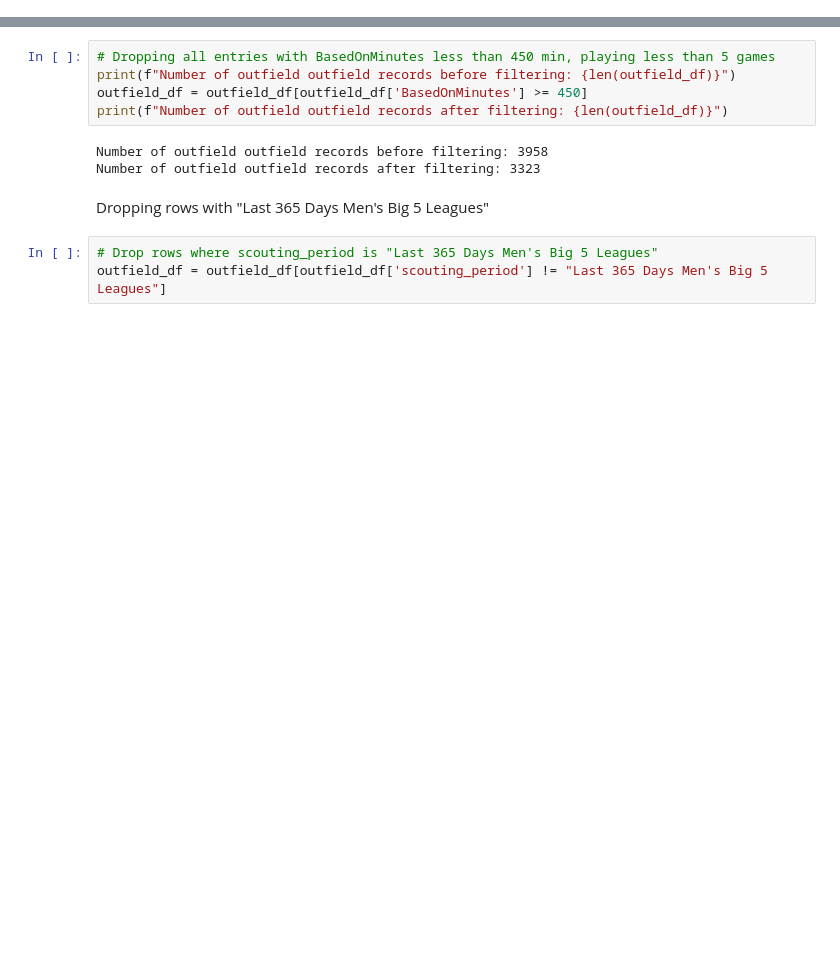
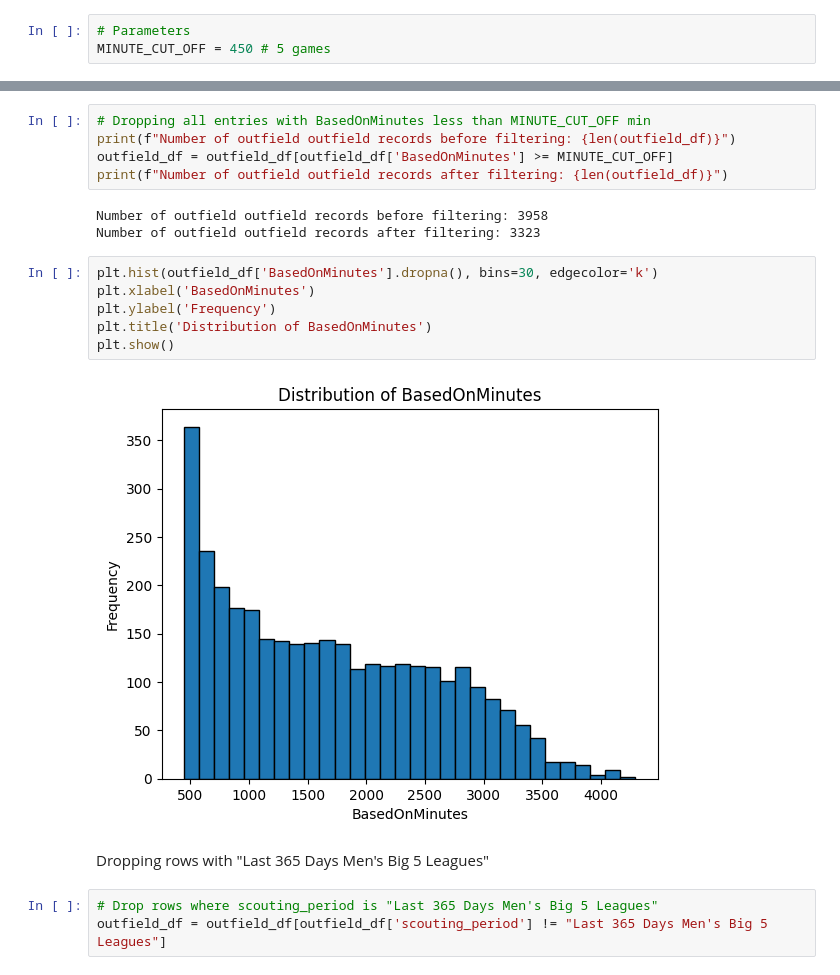
Before and after one commit to ruicongg/deadline-day, a Jupyter notebook: preprocessing.ipynb, the cells around one changed output, grey strips where cells are left out. Drawn from its saved outputs; the diff is of its cells as text; blank space fills up the shorter version.

Commit message:
updated graphs for preprocessing and feature engineering

```diff
--- a/preprocessing.ipynb
+++ b/preprocessing.ipynb
@@ -36,6 +36,9 @@ print(outfield_df.shape[0])
 3958
 # %% [markdown]
 # Preprocessing
+# %%
+# Parameters
+MINUTE_CUT_OFF = 450 # 5 games
 # %% [markdown]
 Remove duplicates
 # %%
@@ -56,13 +59,21 @@ plt.show()
 # %% [output]
 [figure]
 # %%
-# Dropping all entries with BasedOnMinutes less than 450 min, playing less than 5 games
+# Dropping all entries with BasedOnMinutes less than MINUTE_CUT_OFF min
 print(f"Number of outfield outfield records before filtering: {len(outfield_df)}")
-outfield_df = outfield_df[outfield_df['BasedOnMinutes'] >= 450]
+outfield_df = outfield_df[outfield_df['BasedOnMinutes'] >= MINUTE_CUT_OFF]
 print(f"Number of outfield outfield records after filtering: {len(outfield_df)}")
 # %% [output]
 Number of outfield outfield records before filtering: 3958
 Number of outfield outfield records after filtering: 3323
+# %%
+plt.hist(outfield_df['BasedOnMinutes'].dropna(), bins=30, edgecolor='k')
+plt.xlabel('BasedOnMinutes')
+plt.ylabel('Frequency')
+plt.title('Distribution of BasedOnMinutes')
+plt.show()
+# %% [output]
+[figure, added]
 # %% [markdown]
 Dropping rows with "Last 365 Days Men's Big 5 Leagues"
 # %%
```
Also changed, not shown: parts of 9 cells of this notebook, 5 other files.
